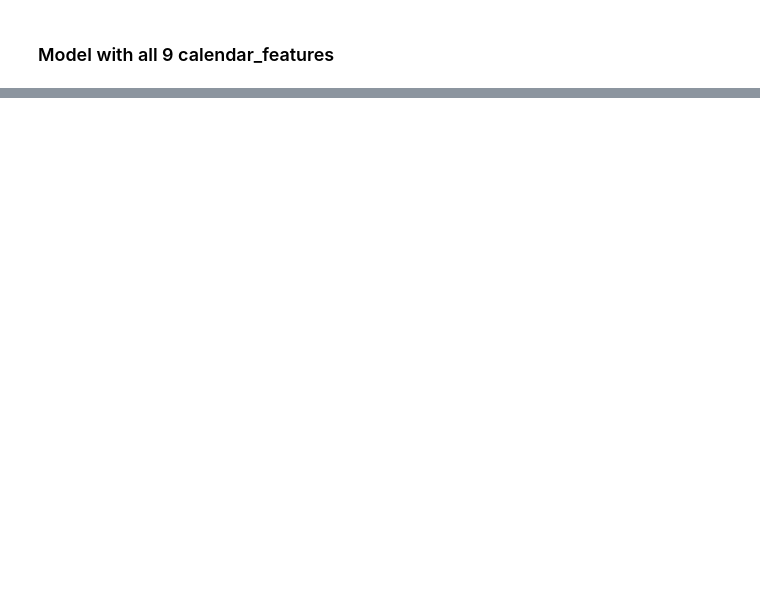
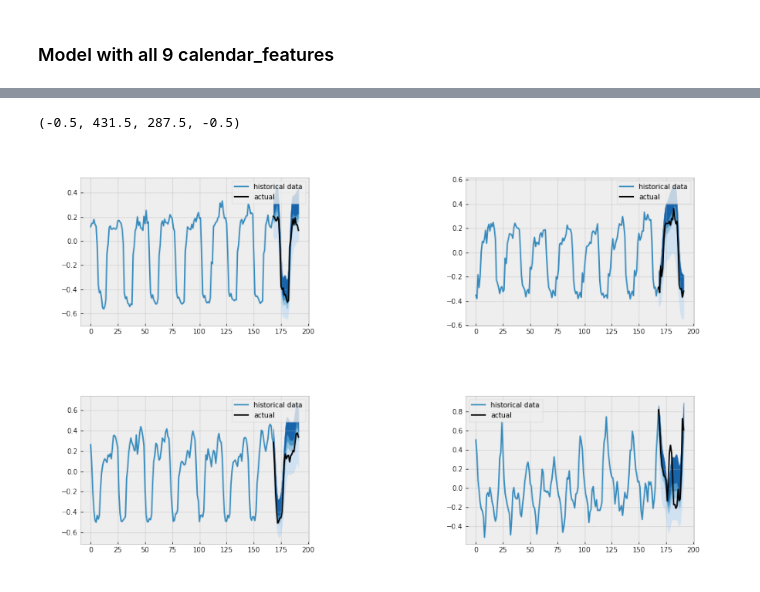
Before and after one commit to Erannir/MQRNN, a Jupyter notebook: MQRNN.ipynb, the cells around one changed output, grey strips where cells are left out. Cells and saved outputs as stored; diff of their text form; code cells hidden in the pictures; blank space fills up the shorter version.

```diff
--- a/MQRNN.ipynb
+++ b/MQRNN.ipynb
@@ -117,24 +128,29 @@ print("\n","The test average loss:",calculate_loss(model, enc_data, dec_data).de
 # %%
 
 
 import matplotlib.image as mpimg
 import matplotlib.pyplot as plt
+quantiles = [0.01, 0.25, 0.5, 0.75, 0.99]
 GRAPH_DIR="graphs"
-forcast=forcast(model, enc_data, dec_data, quantiles)
-img1=mpimg.imread( pathlib.Path(GRAPH_DIR).joinpath("series"+str(1)+".png"))
-img2=mpimg.imread( pathlib.Path(GRAPH_DIR).joinpath("series"+str(2)+".png"))
-img3=mpimg.imread( pathlib.Path(GRAPH_DIR).joinpath("series"+str(3)+".png"))
-img4=mpimg.imread( pathlib.Path(GRAPH_DIR).joinpath("series"+str(4)+".png"))
+
+
+img1=mpimg.imread( pathlib.Path(GRAPH_DIR).joinpath(str(1)+".png"))
+img2=mpimg.imread( pathlib.Path(GRAPH_DIR).joinpath(str(2)+".png"))
+img3=mpimg.imread( pathlib.Path(GRAPH_DIR).joinpath(str(3)+".png"))
+img4=mpimg.imread( pathlib.Path(GRAPH_DIR).joinpath(str(4)+".png"))
 
 
 
 fig, ((ax1, ax2), (ax3, ax4)) = plt.subplots(2, 2,figsize=(14,8))
 fig.tight_layout()
 ax1.imshow(img1)
 ax1.axis("off")
 ax2.imshow(img2)
 ax2.axis("off")
 ax3.imshow(img3)
 ax3.axis("off")
 ax4.imshow(img4)
 ax4.axis("off")
+# %% [output]
+(-0.5, 431.5, 287.5, -0.5)
+[figure, added]
```
Also changed, not shown: parts of 16 cells of this notebook.
